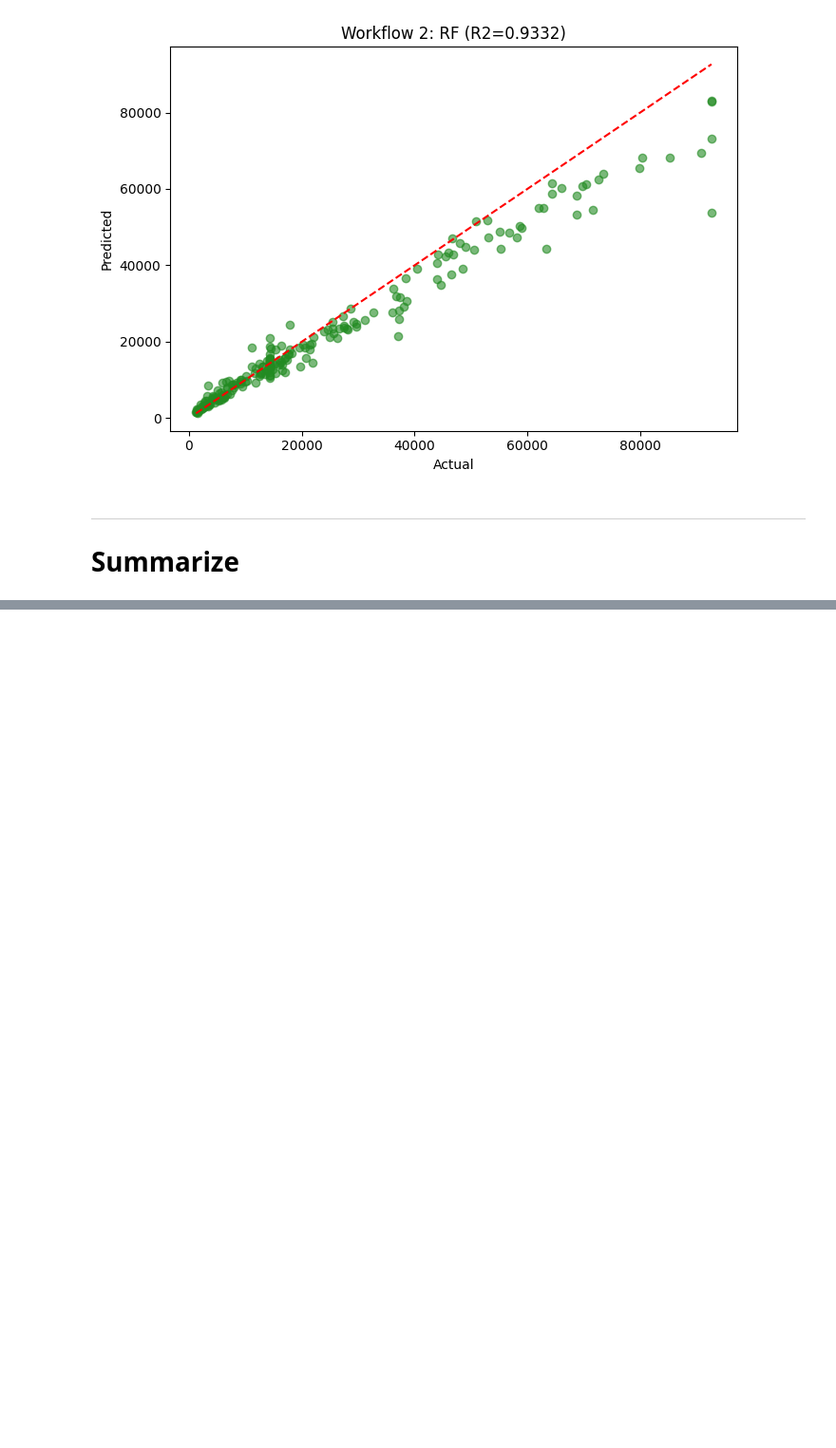
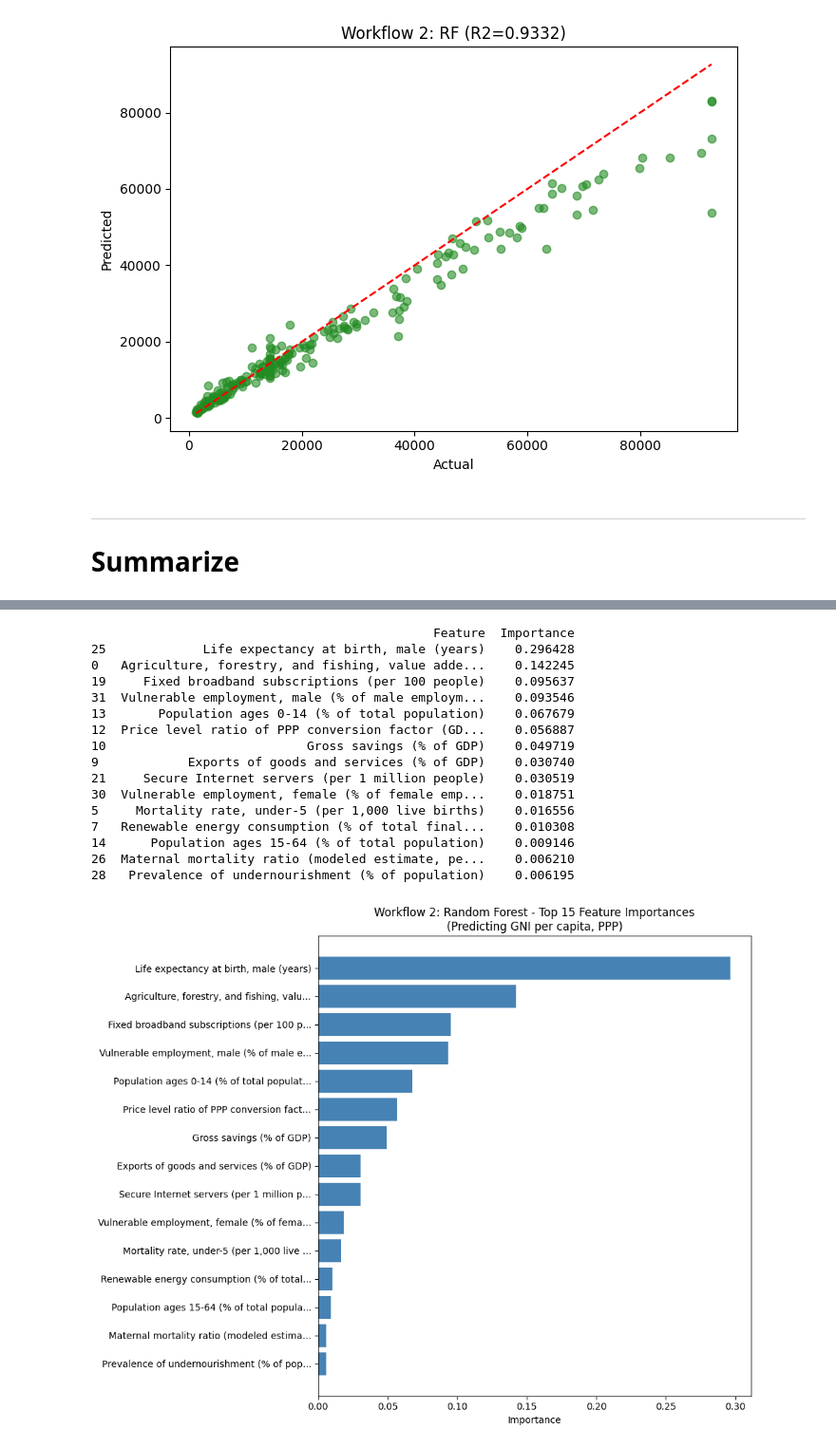
Before and after one commit to NareMu/ML-Classification-and-Clustering-Project, a Jupyter notebook: proj1/part2-2.ipynb, the cells around one changed output, grey strips where cells are left out. Shown at 95% size. Drawn from its saved outputs; the diff is of its cells as text; code cells hidden in the pictures; blank space fills up the shorter version.

```diff
--- a/proj1/part2-2.ipynb
+++ b/proj1/part2-2.ipynb
@@ -265,0 +266,38 @@ MAE: +52.8%
+# %%
+
+feature_importance = pd.DataFrame({
+    'Feature': w2_lasso_features,
+    'Importance': rf.feature_importances_
+}).sort_values('Importance', ascending=False)
+
+print(feature_importance.head(15))
+
+fig, ax = plt.subplots(figsize=(10, 8))
+top_15 = feature_importance.head(15)
+
+ax.barh(range(len(top_15)), top_15['Importance'], color='steelblue')
+ax.set_yticks(range(len(top_15)))
+ax.set_yticklabels([f[:40] + '...' if len(f) > 40 else f for f in top_15['Feature']])
+ax.invert_yaxis()
+ax.set_xlabel('Importance')
+ax.set_title('Workflow 2: Random Forest - Top 15 Feature Importances\n(Predicting GNI per capita, PPP)')
+plt.tight_layout()
+plt.show()
+# %% [output]
+                                              Feature  Importance
+25             Life expectancy at birth, male (years)    0.296428
+0   Agriculture, forestry, and fishing, value adde...    0.142245
+19     Fixed broadband subscriptions (per 100 people)    0.095637
+31  Vulnerable employment, male (% of male employm...    0.093546
+13       Population ages 0-14 (% of total population)    0.067679
+12  Price level ratio of PPP conversion factor (GD...    0.056887
+10                           Gross savings (% of GDP)    0.049719
+9            Exports of goods and services (% of GDP)    0.030740
+21     Secure Internet servers (per 1 million people)    0.030519
+30  Vulnerable employment, female (% of female emp...    0.018751
+5     Mortality rate, under-5 (per 1,000 live births)    0.016556
+7   Renewable energy consumption (% of total final...    0.010308
+14      Population ages 15-64 (% of total population)    0.009146
+26  Maternal mortality ratio (modeled estimate, pe...    0.006210
+28   Prevalence of undernourishment (% of population)    0.006195
+[figure, added]
```
Also changed, not shown: parts of 1 cell of this notebook, 2 other files.
